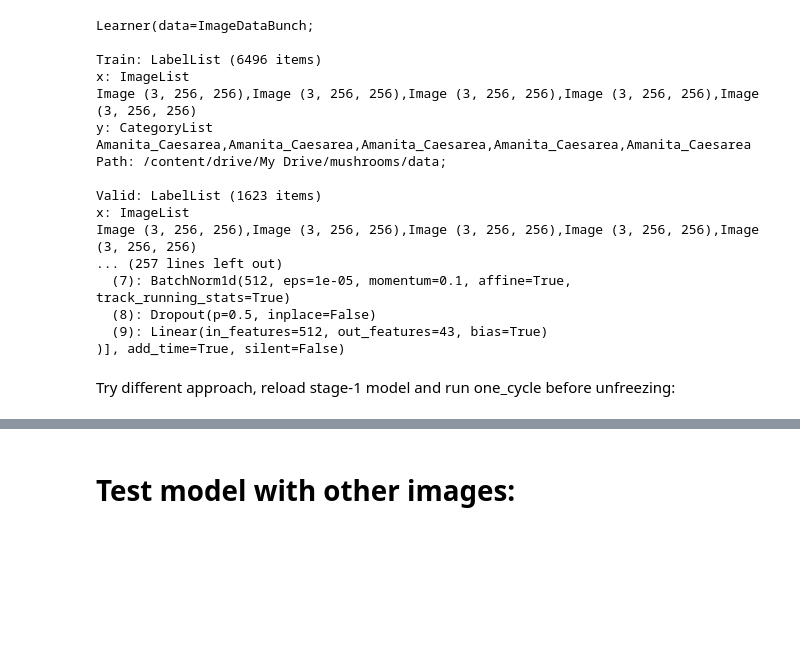
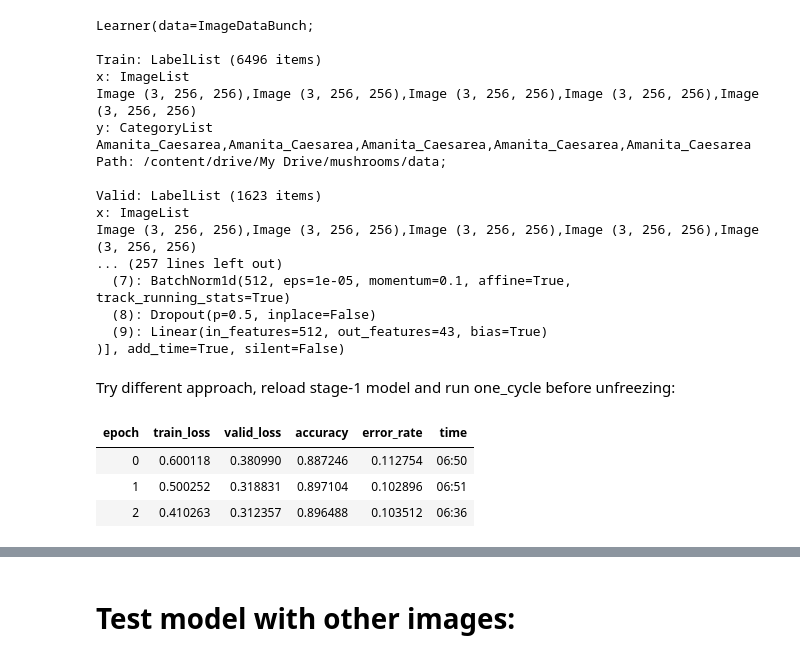
Before and after one commit to maurice1979/mushroom-identifier, a Jupyter notebook: notebooks/mushrooom-identifier-colab.ipynb, the cells around one changed output, grey strips where cells are left out. Drawn from its saved outputs; the diff is of its cells as text; code cells hidden in the pictures; blank space fills up the shorter version.

```diff
--- a/notebooks/mushrooom-identifier-colab.ipynb
+++ b/notebooks/mushrooom-identifier-colab.ipynb
@@ -303,4 +303,9 @@ model.data = img_data
 # %%
 model.freeze()
 # %%
-learn.fit_one_cycle(3)
+model.fit_one_cycle(3)
+# %% [output]
+| epoch | train_loss | valid_loss | accuracy | error_rate | time |
+| 0 | 0.600118 | 0.380990 | 0.887246 | 0.112754 | 06:50 |
+| 1 | 0.500252 | 0.318831 | 0.897104 | 0.102896 | 06:51 |
+| 2 | 0.410263 | 0.312357 | 0.896488 | 0.103512 | 06:36 |
```
Also changed, not shown: parts of 10 cells of this notebook.
